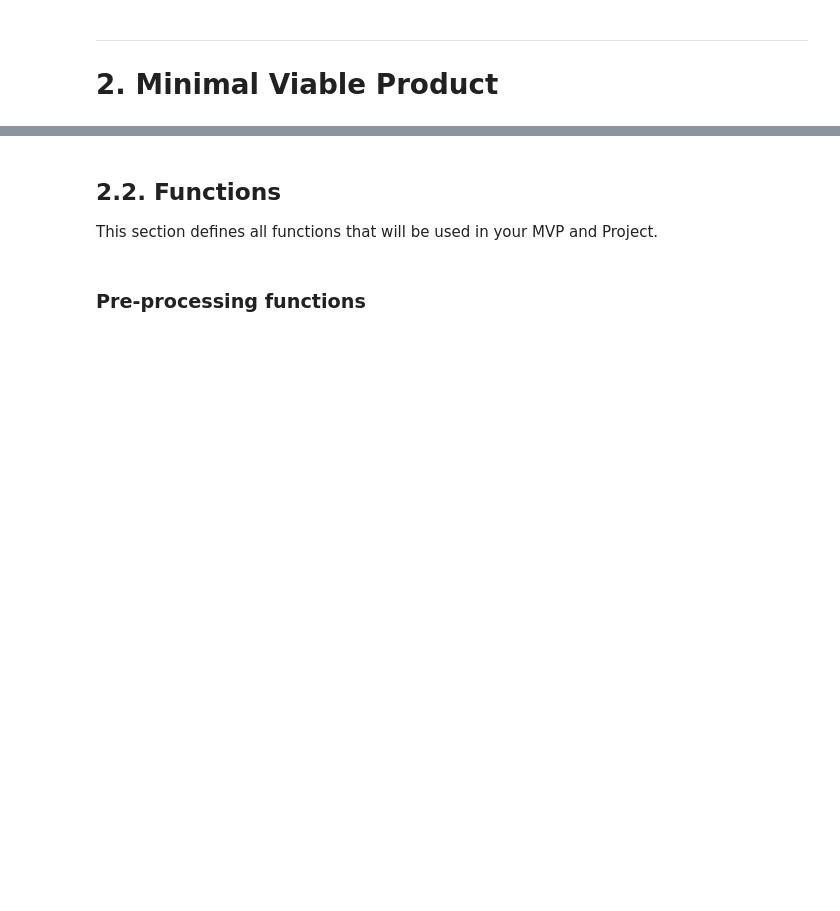
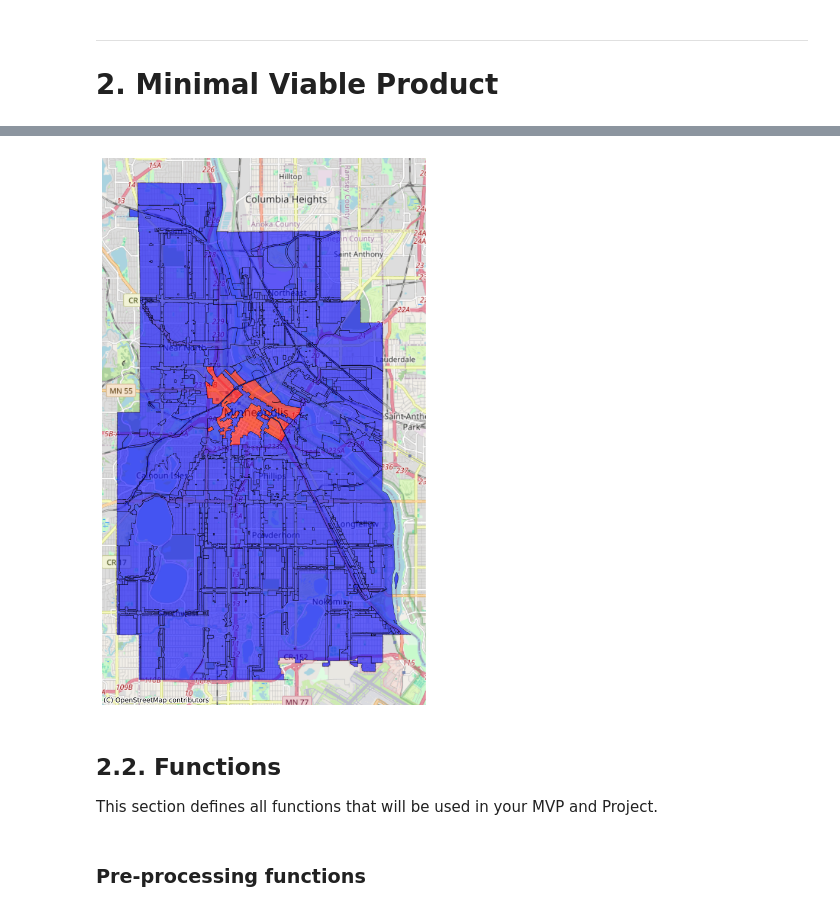
Before and after one commit to joshua-cheng2210/GEOG3541-MVP3, a Jupyter notebook: MVP3-2025.ipynb, the cells around one changed output, grey strips where cells are left out. Saved outputs shown, nothing was run; the diff lists cells and outputs as text; code cells hidden in the pictures; blank space fills up the shorter version.

```diff
--- a/MVP3-2025.ipynb
+++ b/MVP3-2025.ipynb
@@ -44,3 +113,38 @@ import numpy as np
+# %%
+# In the cell with id: 9e5d35ed
+shp_filePath = r"Planning_Primary_Zoning\Planning_Primary_Zoning.shp"
+gdf = gpd.read_file(shp_filePath)
+
+# Ensure the GeoDataFrame is in the right projection for web maps
+gdf = gdf.to_crs(epsg=3857)
+
+# Create a color column - default to blue
+gdf['color'] = 'blue'
+# Set color to red where Land_Use_C is DT1
+gdf.loc[gdf['Land_Use_C'] == 'DT1', 'color'] = 'red'
+
+# Create the plot
+fig, ax = plt.subplots(1, 1, figsize=(12, 12)) # Increased size slightly
+
+# Plot the GeoDataFrame using the color column
+gdf.plot(ax=ax, color=gdf['color'], alpha=0.6, edgecolor='k', linewidth=0.5)
+
+# Add the basemap
+ctx.add_basemap(ax, source=ctx.providers.OpenStreetMap.Mapnik)
+
+# Optional: Remove axis labels
+ax.set_axis_off()
+
+# Show plot
+plt.show()
+
+# --- Remove or comment out the previous plotting code below this line ---
+# fig, ax = plt.subplots(1, 1, figsize=(10, 10))
+# print(type(gdf[["Land_Use", "Land_Use_C"]]))
+# gdf.plot(ax=ax)
+# ... rest of the old code in this cell ...
+# %% [output]
+[figure, added]
 # %% [markdown]
 ## 2.2. Functions
 This section defines all functions that will be used in your MVP and Project.
```
Also changed, not shown: parts of 10 cells of this notebook, 2 other files.
